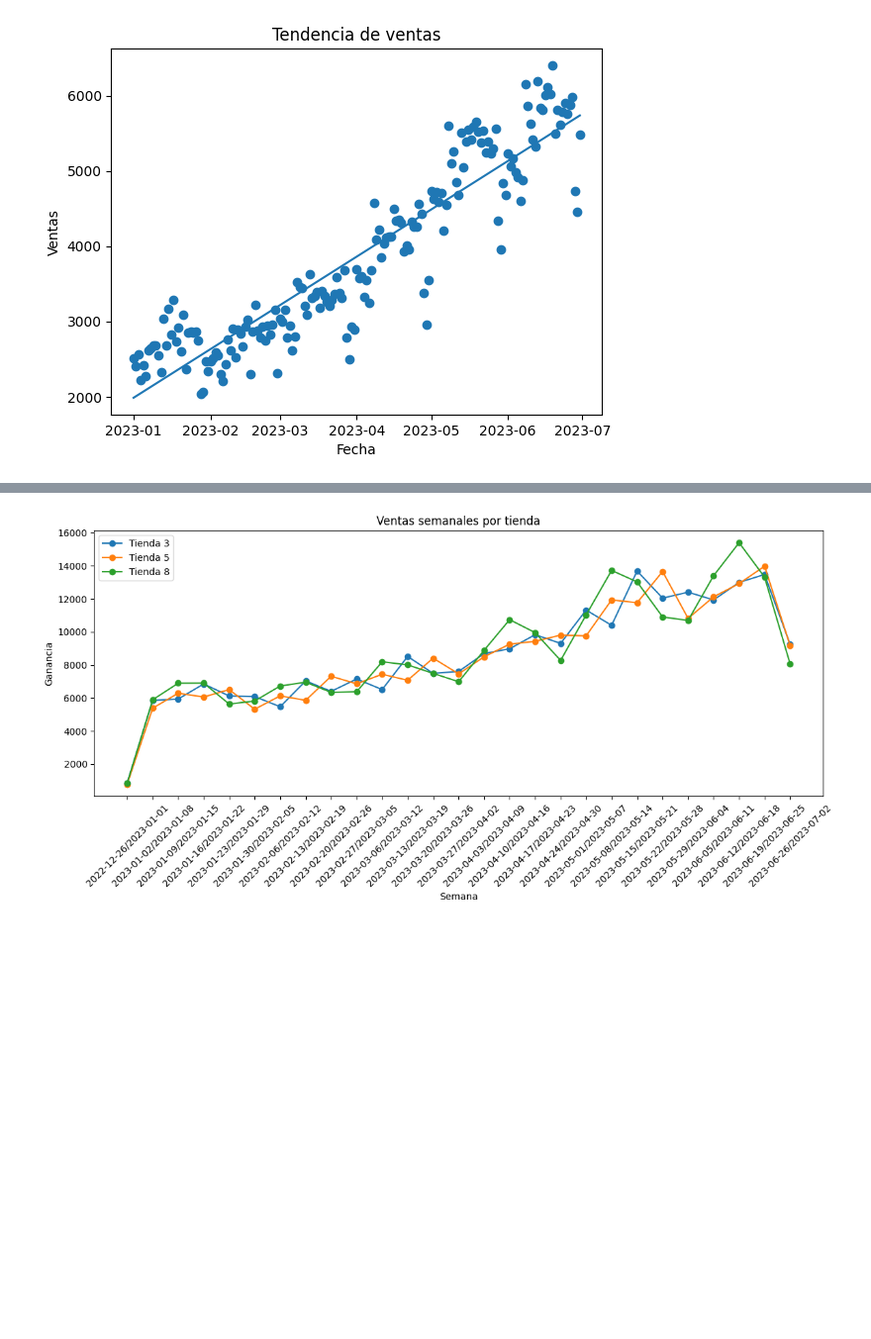
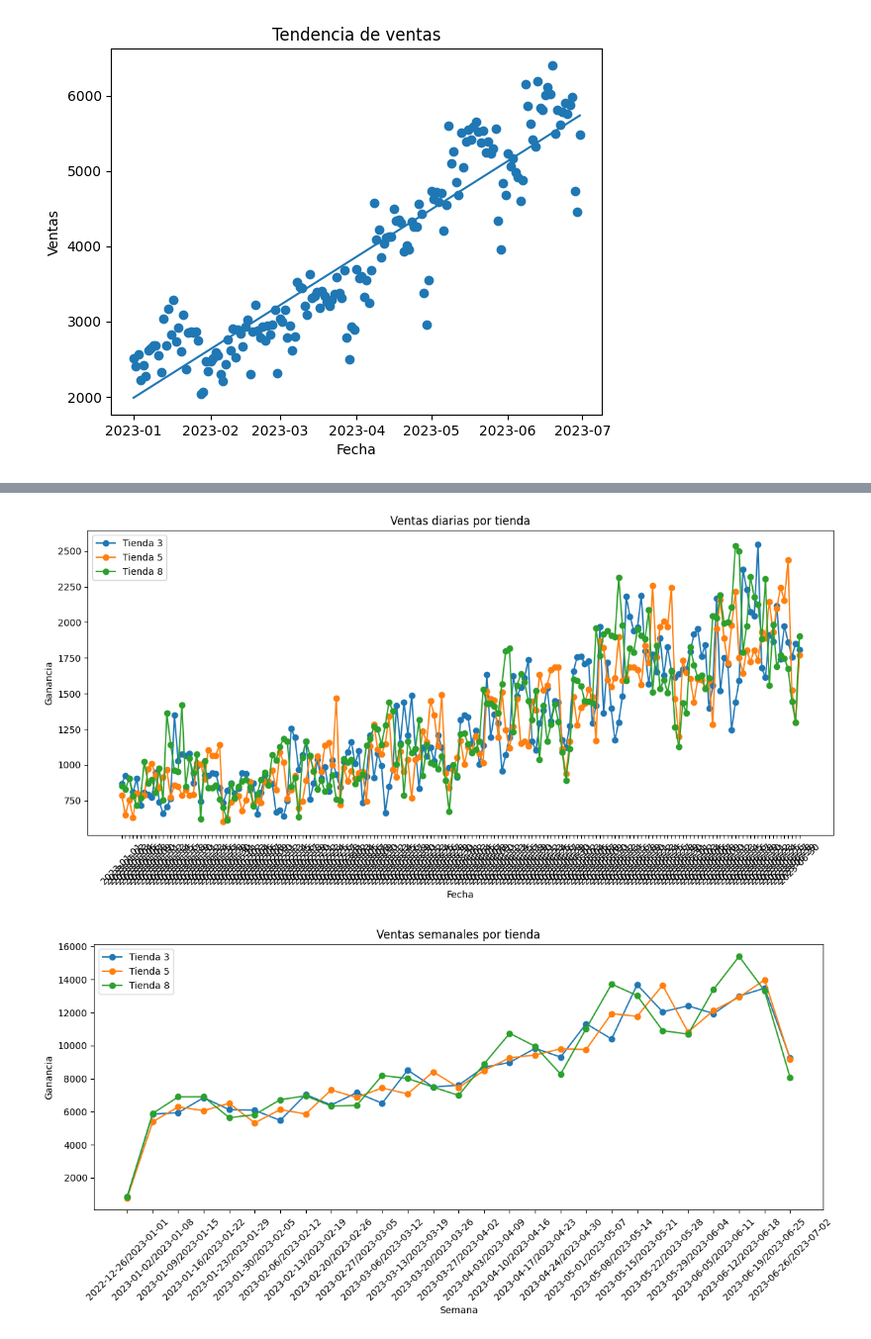
Before and after one commit to cinna-vk/Analisis-en-ventas-de-una-cafeteria, a Jupyter notebook: mineria_PIA.ipynb, the cells around one changed output, grey strips where cells are left out. Shown at 99% size. Saved outputs shown, nothing was run; the diff lists cells and outputs as text; code cells hidden in the pictures; blank space fills up the shorter version.

```diff
--- a/mineria_PIA.ipynb
+++ b/mineria_PIA.ipynb
@@ -202,3 +292,24 @@ plt.show()
+# %%
+plt.figure(figsize=(12, 6))
+
+for tienda in ventas_dia_tienda['store_id'].unique():
+    data_tienda = ventas_dia_tienda[ventas_dia_tienda['store_id'] == tienda]
+
+    plt.plot(data_tienda['transaction_date'].astype(str),
+             data_tienda['total'],
+             marker='o',
+             label=f'Tienda {tienda}')
+
+plt.xticks(rotation=45)
+plt.xlabel("Fecha")
+plt.ylabel("Ganancia")
+plt.title("Ventas diarias por tienda")
+plt.legend()
+
+plt.tight_layout()
+plt.show()
+# %% [output]
+[figure, added]
 # %%
 plt.figure(figsize=(12, 6))
 
```
Also changed, not shown: parts of 21 cells of this notebook.
